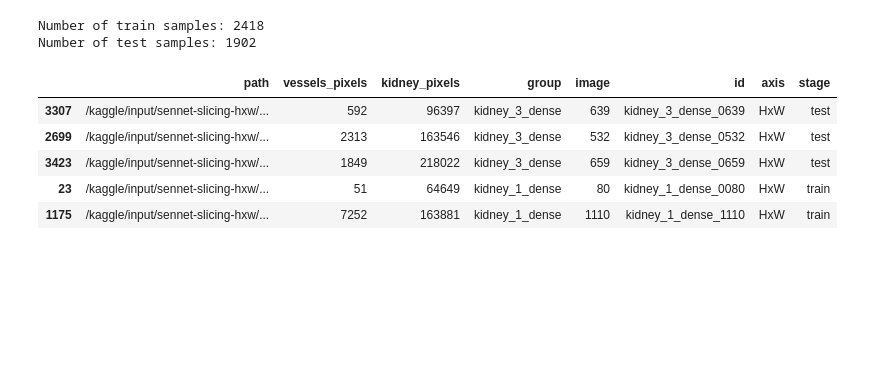
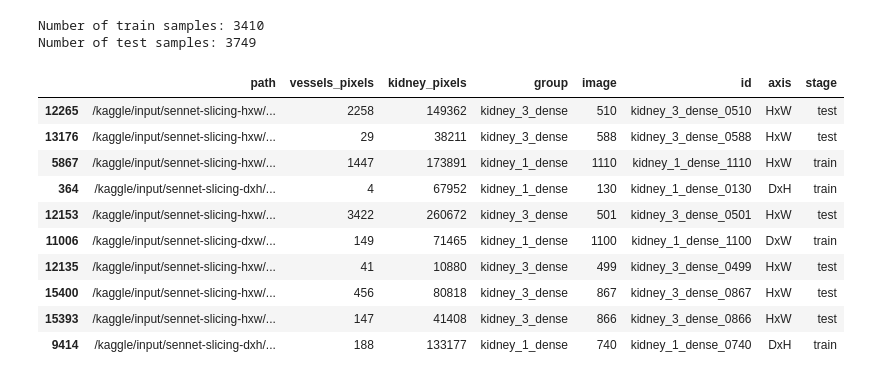
Before and after one commit to recursingfeynman/sennet-segmentation, a Jupyter notebook: notebooks/sennet-training.ipynb, the cells around one changed output. Drawn from its saved outputs; the diff is of its cells as text; code cells hidden in the pictures; blank space fills up the shorter version.

```diff
--- a/notebooks/sennet-training.ipynb
+++ b/notebooks/sennet-training.ipynb
@@ -42,14 +45,14 @@ class config:
                         "/kaggle/input/sennet-slicing-dxw",
                      ]
     batch_size     = 20
-    epochs         = 3
+    epochs         = 10
     dim            = 512
     stride         = 412
     padding        = 'reflect'
     backbone       = "tu-resnet50d"
     train          = ['kidney_1_dense']
     test           = ['kidney_3_dense']
-    split          = (5, 0.5) # (stride, pct)
+    split          = (10, 0.5) # (stride, pct)
     threshold      = 0.5
     accumulate     = 3
     learning_rate  = 5e-4
@@ -59,7 +62,6 @@ class config:
         "train": A.Compose([
             A.HorizontalFlip(),
             A.VerticalFlip(),
-            A.Rotate(180),
             A.RandomGamma(gamma_limit = (95, 105)),
             A.RandomBrightnessContrast(),
             AP.ToTensorV2(),
@@ -82,50 +84,52 @@ set_seed(seed = config.seed)
 # %%
 df = []
 
+# Add data
 for data in config.data:
     df.append(pd.read_csv(Path(data, "patches-data.csv")))
 
+# Split into train/test
 df = pd.concat(df, axis=0)
 for group, stage in zip([config.train, config.test], ["train", "test"]):
     df.loc[df.group.isin(group), "stage"] = stage
 
-df = df.sort_values(["group", "image", "axis"]).reset_index(drop=True)
+df = df.sort_values(["group", "image", "axis"])
 
-train_ids = df.loc[df.stage == "train", "id"].unique()[:: config.split[0]]
-test_ids = df.loc[df.stage == "test", "id"].drop_duplicates()
-test_ids = test_ids.sample(int(len(test_ids) * config.split[1])).values
+# Add prefix path
+dirs = {g:p for g, p in zip(["HxW", "DxH", "DxW"], config.data)}
+df['path'] = df.apply(lambda x: f"{dirs[x.axis]}/{x.path}", axis = 1)
 
-df = pd.concat(
-    (
-        df.loc[(df.stage == "train") & (df.id.isin(train_ids))],
-        df.loc[(df.stage == "test") & (df.id.isin(test_ids)) & (df.axis == "HxW")],
-    ),
-    axis=0,
-)
+# Subsample data
+train_ids = df.loc[df.stage == 'train', 'id'].drop_duplicates()[::config.split[0]]
+test_ids = df.loc[df.stage == 'test', 'id'].sample(frac = config.split[1])
+df = pd.concat([
+    df.loc[(df.stage == 'train') & (df.id.isin(train_ids))],
+    df.loc[(df.stage == 'test') & (df.id.isin(test_ids)) & (df.axis == 'HxW')]
+], axis = 0)
 
-df = df.reset_index(drop=True)
+n_train = len(df.query("stage == 'train'"))
+n_test = len(df.query("stage == 'test'"))
 
-root_df = pd.DataFrame({"axis": ["HxW", "DxH", "DxW"], "root": config.data})
+print(f"Number of train samples: {n_train}")
+print(f"Number of test samples: {n_test}")
 
-df["path"] = df.merge(root_df, how="left", on="axis").apply(
-    lambda x: f"{x.root}/{x.path}", axis=1
-)
+config.samples = (n_train, n_test)
 
-config.samples = (len(df.loc[df.stage == "train"]), len(df.loc[df.stage == "test"]))
-
-print(f"Number of train samples: {config.samples[0]}")
-print(f"Number of test samples: {config.samples[1]}")
-
-display(df.sample(5))
+display(df.sample(10))
 # %% [output]
-Number of train samples: 2418
-Number of test samples: 1902
+Number of train samples: 3410
+Number of test samples: 3749
 |  | path | vessels_pixels | kidney_pixels | group | image | id | axis | stage |
-| 3307 | /kaggle/input/sennet-slicing-hxw/... | 592 | 96397 | kidney_3_dense | 639 | kidney_3_dense_0639 | HxW | test |
-| 2699 | /kaggle/input/sennet-slicing-hxw/... | 2313 | 163546 | kidney_3_dense | 532 | kidney_3_dense_0532 | HxW | test |
-| 3423 | /kaggle/input/sennet-slicing-hxw/... | 1849 | 218022 | kidney_3_dense | 659 | kidney_3_dense_0659 | HxW | test |
-| 23 | /kaggle/input/sennet-slicing-hxw/... | 51 | 64649 | kidney_1_dense | 80 | kidney_1_dense_0080 | HxW | train |
-| 1175 | /kaggle/input/sennet-slicing-hxw/... | 7252 | 163881 | kidney_1_dense | 1110 | kidney_1_dense_1110 | HxW | train |
+| 12265 | /kaggle/input/sennet-slicing-hxw/... | 2258 | 149362 | kidney_3_dense | 510 | kidney_3_dense_0510 | HxW | test |
+| 13176 | /kaggle/input/sennet-slicing-hxw/... | 29 | 38211 | kidney_3_dense | 588 | kidney_3_dense_0588 | HxW | test |
+| 5867 | /kaggle/input/sennet-slicing-hxw/... | 1447 | 173891 | kidney_1_dense | 1110 | kidney_1_dense_1110 | HxW | train |
+| 364 | /kaggle/input/sennet-slicing-dxh/... | 4 | 67952 | kidney_1_dense | 130 | kidney_1_dense_0130 | DxH | train |
+| 12153 | /kaggle/input/sennet-slicing-hxw/... | 3422 | 260672 | kidney_3_dense | 501 | kidney_3_dense_0501 | HxW | test |
+| 11006 | /kaggle/input/sennet-slicing-dxw/... | 149 | 71465 | kidney_1_dense | 1100 | kidney_1_dense_1100 | DxW | train |
+| 12135 | /kaggle/input/sennet-slicing-hxw/... | 41 | 10880 | kidney_3_dense | 499 | kidney_3_dense_0499 | HxW | test |
+| 15400 | /kaggle/input/sennet-slicing-hxw/... | 456 | 80818 | kidney_3_dense | 867 | kidney_3_dense_0867 | HxW | test |
+| 15393 | /kaggle/input/sennet-slicing-hxw/... | 147 | 41408 | kidney_3_dense | 866 | kidney_3_dense_0866 | HxW | test |
+| 9414 | /kaggle/input/sennet-slicing-dxh/... | 188 | 133177 | kidney_1_dense | 740 | kidney_1_dense_0740 | DxH | train |
 # %%
 train_dataset = TrainDataset(
     df.loc[df.stage == 'train', 'path'].values,
```
Also changed, not shown: parts of 4 cells of this notebook.
